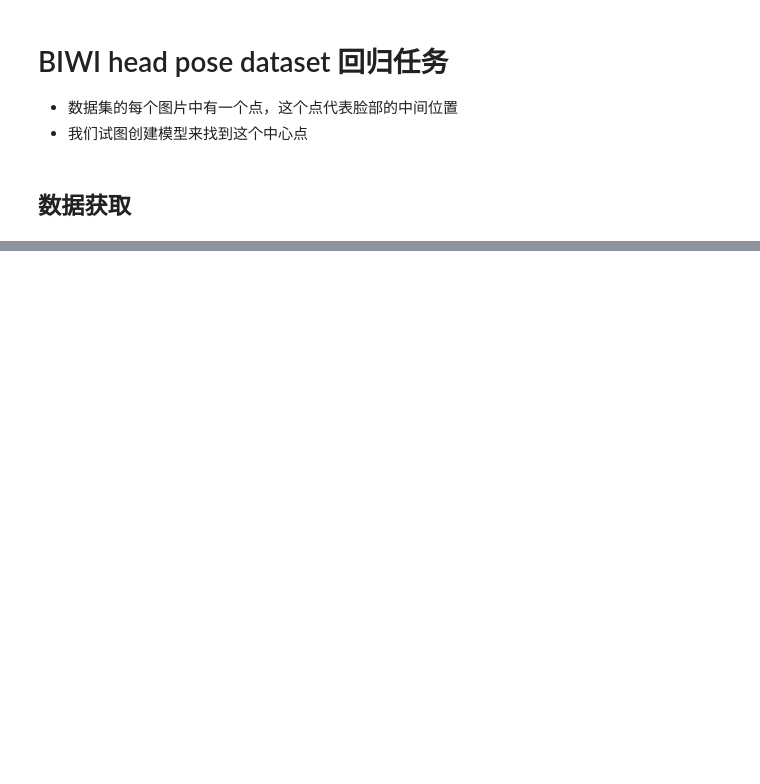
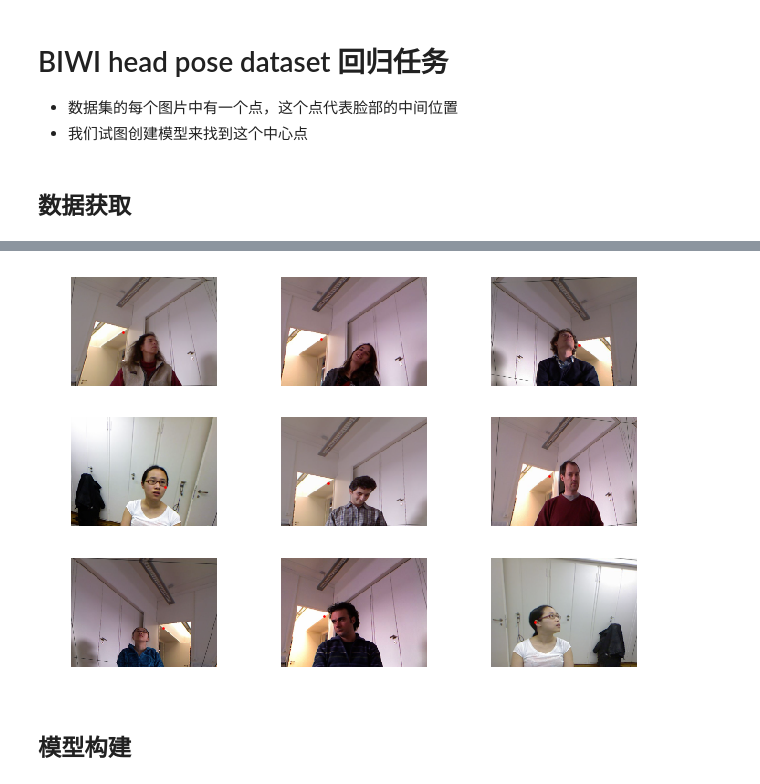
Before and after one commit to AutuanLiu/Fastai-Notes-V3, a Jupyter notebook: fastai_DL_nbs/lesson03_head_pose.ipynb, the cells around one changed output, grey strips where cells are left out. Drawn from its saved outputs; the diff is of its cells as text; code cells hidden in the pictures; blank space fills up the shorter version.

```diff
--- a/fastai_DL_nbs/lesson03_head_pose.ipynb
+++ b/fastai_DL_nbs/lesson03_head_pose.ipynb
@@ -24,0 +52,12 @@ cal
+# %%
+def convert_biwi(coords):
+    c1 = coords[0] * cal[0][0]/coords[2] + cal[0][2]
+    c2 = coords[1] * cal[1][1]/coords[2] + cal[1][2]
+    return tensor([c2,c1])
+
+def get_ctr(f):
+    ctr = np.genfromtxt(img2txt_name(f), skip_header=3)
+    return convert_biwi(ctr)
+
+def get_ip(img, pts):
+    return ImagePoints(FlowField(img.size, pts), scale=True)
@@ -24,0 +90,8 @@ cal
+# %%
+free = gpu_mem_get_free_no_cache()
+# the max size of bs depends on the available GPU RAM
+if free > 4096:
+    bs=32
+else:
+    bs=16
+print(f"using bs={bs}, have {free}MB of GPU RAM free")
@@ -24,0 +100,3 @@ cal
+# %%
+# tfms = get_transforms(max_rotate=20, max_zoom=1.5, max_lighting=0.5, max_warp=0.4, p_affine=1., p_lighting=1.)
+tfms = get_transforms()
@@ -24,0 +108,8 @@ cal
+# %%
+data = (PointsItemList.from_folder(root)
+        .split_by_valid_func(lambda o: o.parent.name=='11')
+        .label_from_func(get_ctr)
+        .transform(tfms, tfm_y=True, size=[120, 160])
+        .databunch(bs=bs)
+        .normalize(imagenet_stats)
+       )
@@ -24,0 +138,6 @@ cal
+# %%
+data.show_batch(rows=3, figsize=(9, 6))
+# %% [output]
+[figure, added]
+# %% [markdown]
+## 模型构建
```
Also changed, not shown: parts of 45 cells of this notebook, 2 other files.
